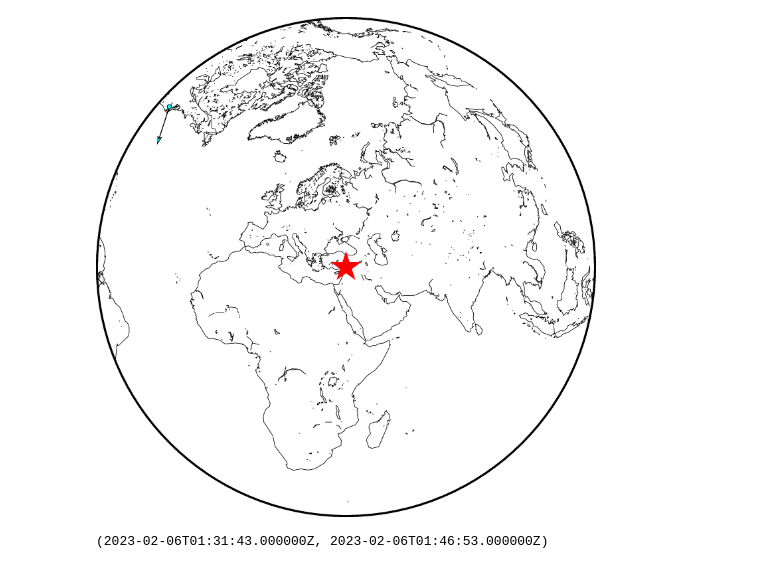
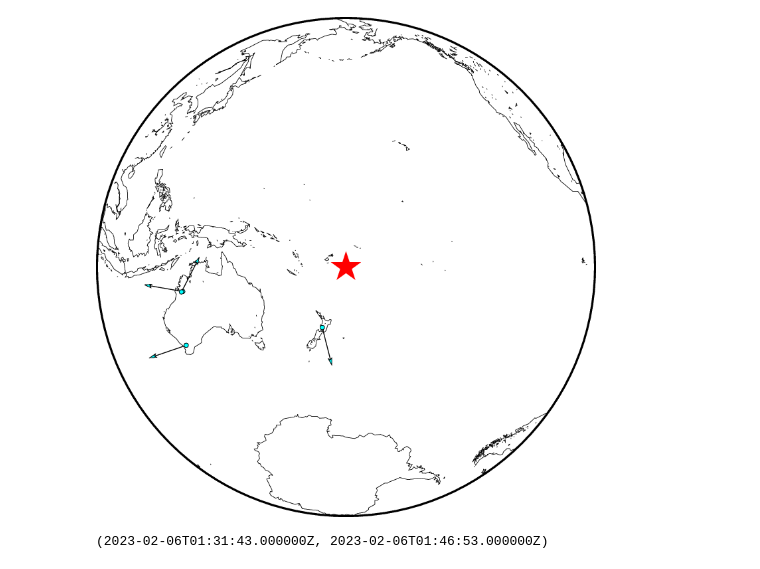
Before and after one commit to deep07004/RTSWED, a Jupyter notebook: Untitled1.ipynb, the cells around one changed output. Drawn from its saved outputs; the diff is of its cells as text; code cells hidden in the pictures.

```diff
--- a/Untitled1.ipynb
+++ b/Untitled1.ipynb
@@ -16,6 +16,14 @@ ot = UTCDateTime("2023-02-06T01:17:35") +850
 # %%
 cfg = read('config.yaml')
 inv = read_inventory(os.path.join(cfg['Work_dir'],cfg['Inventory']))
+_tmp_HH = inv.select(channel='HH?')
+_tmp_BH = inv.select(channel='BH?')
+_tmp_BH_stations = [ sta.code for nt in _tmp_BH for sta in nt]
+_tmp_HH_stations = [ sta.code for nt in _tmp_HH for sta in nt]
+for a in _tmp_BH_stations:
+    if a not in _tmp_HH_stations:
+        _tmp_HH.extend(_tmp_BH.select(station=a))
+inv = _tmp_HH
 #inv =  read_inventory('../Turkey.xml')
 triads = maketriad.maketriad(inv, minlen=cfg['Triad']['min_side_length'], \
     maxlen=cfg['Triad']['max_side_length'], minang=cfg['Triad']['min_angle'],\
@@ -57,7 +151,7 @@ x=Triads(a[8:10])
 # %%
-x.map_plot(center=[37,37])
+triads.map_plot(center=[-175.5,-20.5])
 # %% [output]
-[figure, old version]
+[figure, new version]
 # %%
 y= x[0]
 # %%
```
Also changed, not shown: parts of 8 cells of this notebook, 14 other files.
